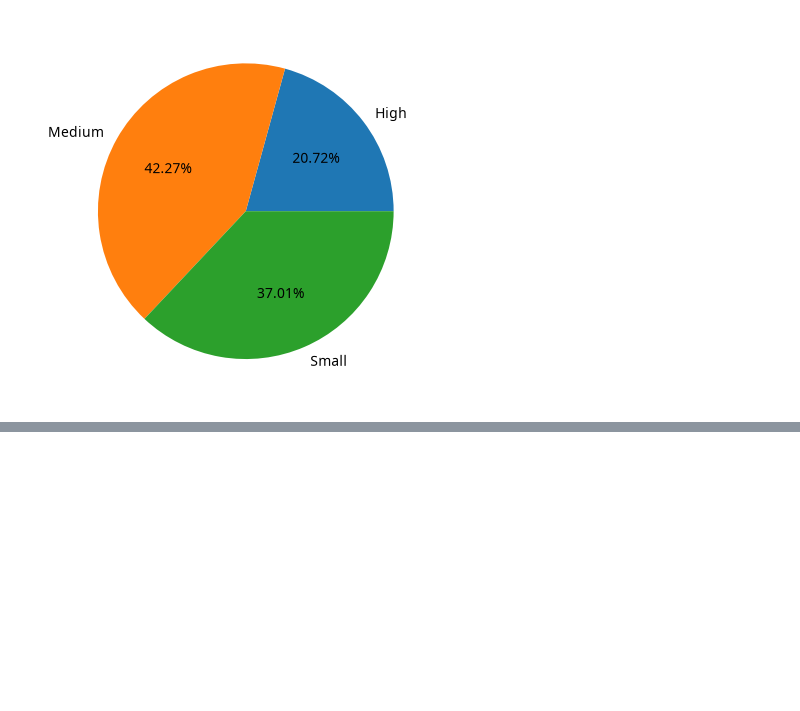
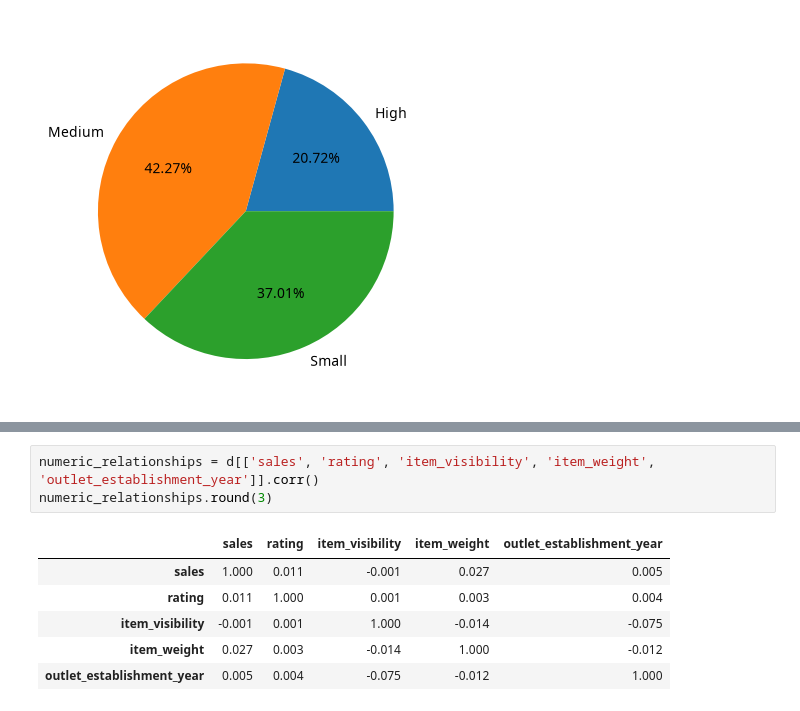
Before and after one commit to Corvus06655/blinkit-sales-analysis, a Jupyter notebook: blinkit-sales-analysis.ipynb, the cells around one changed output, grey strips where cells are left out. Cells and saved outputs as stored; diff of their text form; blank space fills up the shorter version.

```diff
--- a/blinkit-sales-analysis.ipynb
+++ b/blinkit-sales-analysis.ipynb
@@ -199,0 +299,10 @@ plt.show()
+# %%
+numeric_relationships = d[['sales', 'rating', 'item_visibility', 'item_weight', 'outlet_establishment_year']].corr()
+numeric_relationships.round(3)
+# %% [output]
+|  | sales | rating | item_visibility | item_weight | outlet_establishment_year |
+| sales | 1.000 | 0.011 | -0.001 | 0.027 | 0.005 |
+| rating | 0.011 | 1.000 | 0.001 | 0.003 | 0.004 |
+| item_visibility | -0.001 | 0.001 | 1.000 | -0.014 | -0.075 |
+| item_weight | 0.027 | 0.003 | -0.014 | 1.000 | -0.012 |
+| outlet_establishment_year | 0.005 | 0.004 | -0.075 | -0.012 | 1.000 |
```
Also changed, not shown: parts of 20 cells of this notebook, 5 other files.
